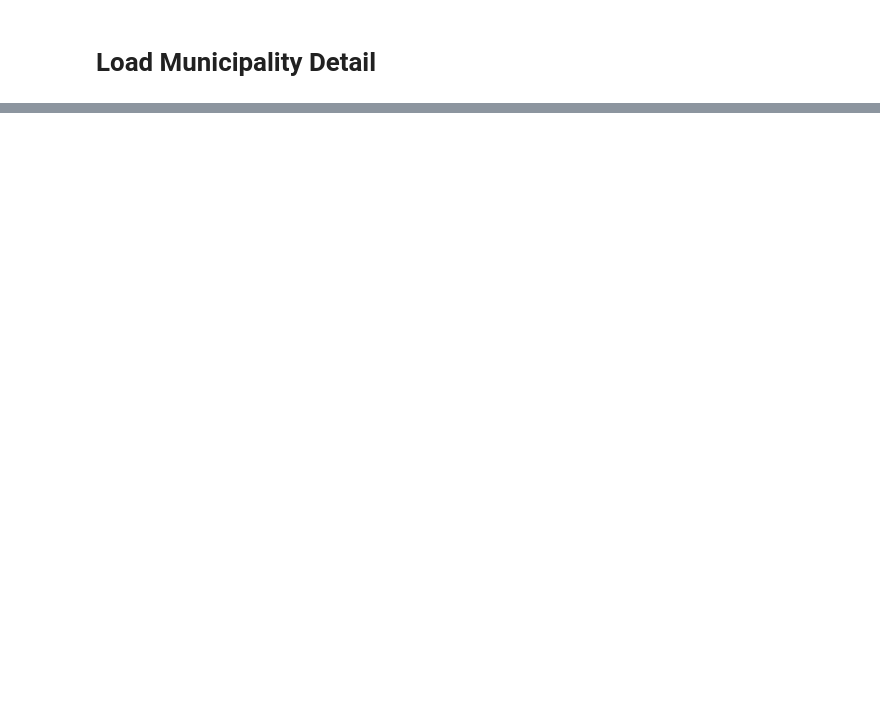
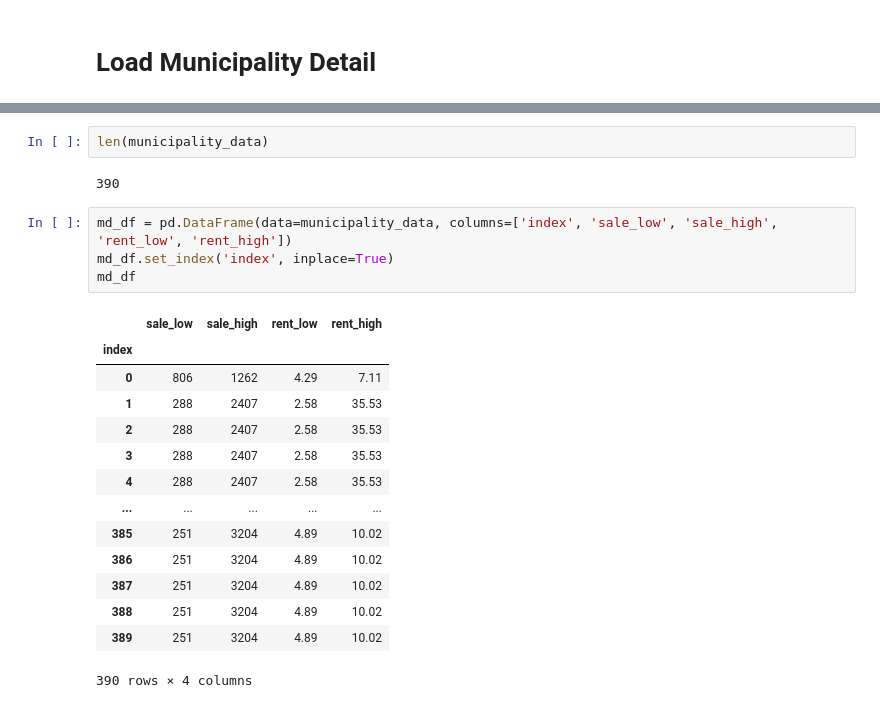
Before and after one commit to reallylongaddress/abnb_preprocessor, a Jupyter notebook: notebooks/re_price_scraper.ipynb, the cells around one changed output, grey strips where cells are left out. Drawn from its saved outputs; the diff is of its cells as text; blank space fills up the shorter version.

```diff
--- a/notebooks/re_price_scraper.ipynb
+++ b/notebooks/re_price_scraper.ipynb
@@ -393,3 +556,26 @@ Streaming output truncated to the last 5000 lines.
+# %%
+len(municipality_data)
+# %% [output]
+390
+# %%
+md_df = pd.DataFrame(data=municipality_data, columns=['index', 'sale_low', 'sale_high', 'rent_low', 'rent_high'])
+md_df.set_index('index', inplace=True)
+md_df
+# %% [output]
+|  | sale_low | sale_high | rent_low | rent_high |
+| index |  |  |  |  |
+| 0 | 806 | 1262 | 4.29 | 7.11 |
+| 1 | 288 | 2407 | 2.58 | 35.53 |
+| 2 | 288 | 2407 | 2.58 | 35.53 |
+| 3 | 288 | 2407 | 2.58 | 35.53 |
+| 4 | 288 | 2407 | 2.58 | 35.53 |
+| ... | ... | ... | ... | ... |
+| 385 | 251 | 3204 | 4.89 | 10.02 |
+| 386 | 251 | 3204 | 4.89 | 10.02 |
+| 387 | 251 | 3204 | 4.89 | 10.02 |
+| 388 | 251 | 3204 | 4.89 | 10.02 |
+| 389 | 251 | 3204 | 4.89 | 10.02 |
+390 rows × 4 columns
 # %%
 municipality_data = pd.DataFrame(data=municipality_data, columns=['index', 'sale_low', 'sale_high', 'rent_low', 'rent_high'])
 municipality_data.set_index('index', inplace=True)
```
Also changed, not shown: parts of 19 cells of this notebook.
